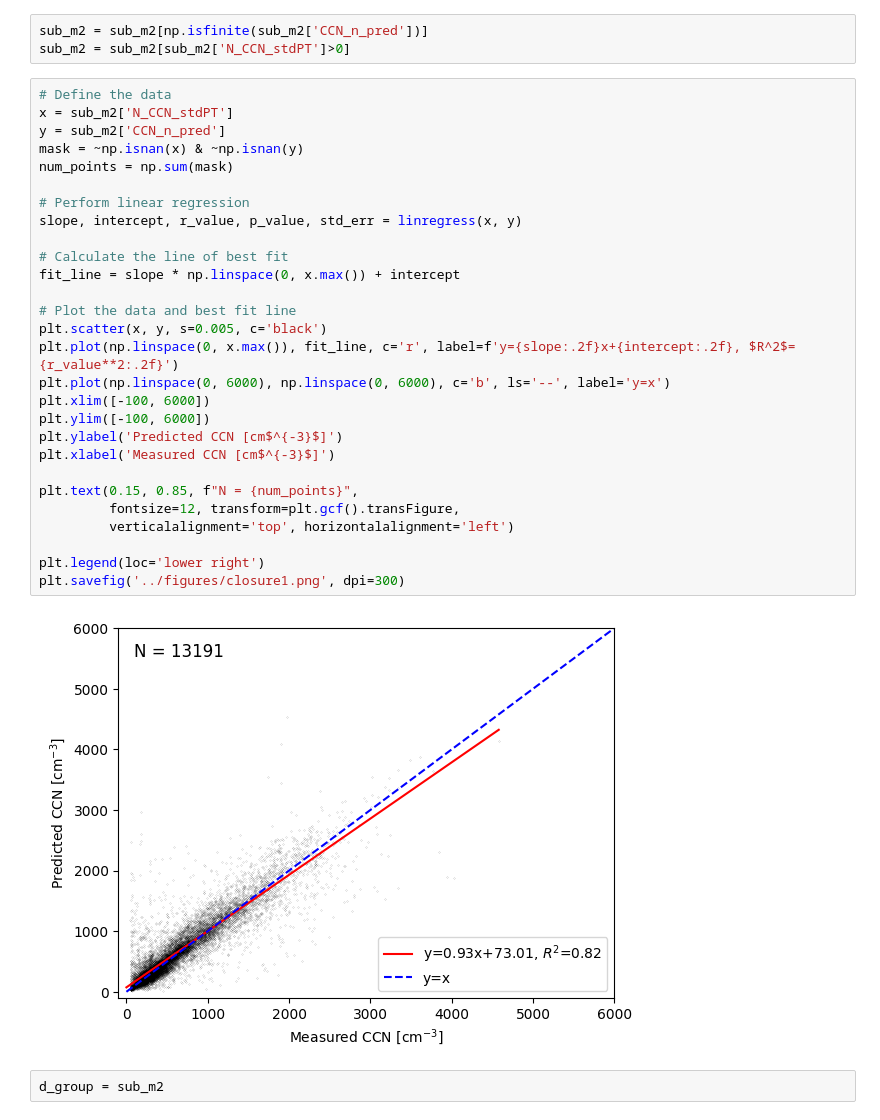
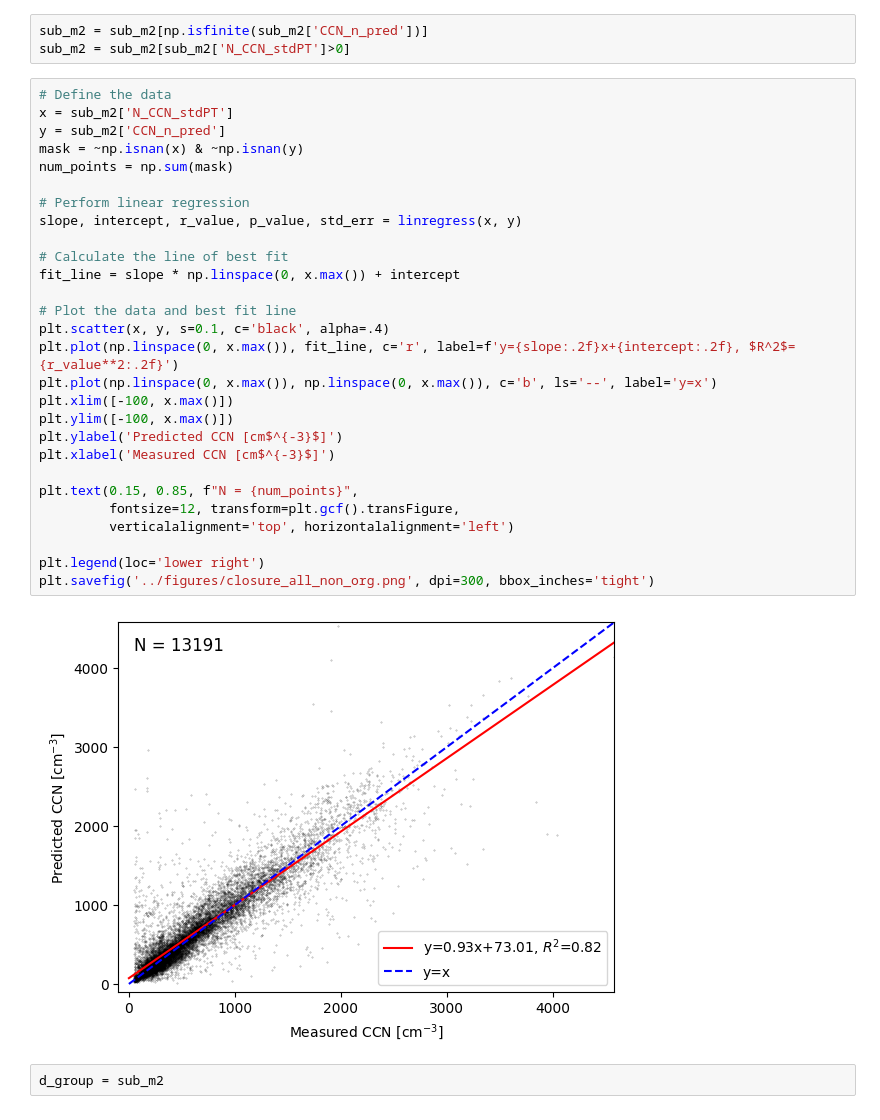
Before and after one commit to csoloff/ACTIVATE_CCN_closure, a Jupyter notebook: scripts/03_closure_calc_E3SM_non_org.ipynb, the cells around one changed output. Saved outputs shown, nothing was run; the diff lists cells and outputs as text.

```diff
--- a/scripts/03_closure_calc_E3SM_non_org.ipynb
+++ b/scripts/03_closure_calc_E3SM_non_org.ipynb
@@ -163,33 +163,33 @@ sub_m2 = sub_m2[sub_m2['N_CCN_stdPT']>0]
 # %%
 # Define the data
 x = sub_m2['N_CCN_stdPT']
 y = sub_m2['CCN_n_pred']
 mask = ~np.isnan(x) & ~np.isnan(y)
 num_points = np.sum(mask)
 
 # Perform linear regression
 slope, intercept, r_value, p_value, std_err = linregress(x, y)
 
 # Calculate the line of best fit
 fit_line = slope * np.linspace(0, x.max()) + intercept
 
 # Plot the data and best fit line
-plt.scatter(x, y, s=0.005, c='black')
+plt.scatter(x, y, s=0.1, c='black', alpha=.4)
 plt.plot(np.linspace(0, x.max()), fit_line, c='r', label=f'y={slope:.2f}x+{intercept:.2f}, $R^2$={r_value**2:.2f}')
-plt.plot(np.linspace(0, 6000), np.linspace(0, 6000), c='b', ls='--', label='y=x')
-plt.xlim([-100, 6000])
-plt.ylim([-100, 6000])
+plt.plot(np.linspace(0, x.max()), np.linspace(0, x.max()), c='b', ls='--', label='y=x')
+plt.xlim([-100, x.max()])
+plt.ylim([-100, x.max()])
 plt.ylabel('Predicted CCN [cm$^{-3}$]')
 plt.xlabel('Measured CCN [cm$^{-3}$]')
 
 plt.text(0.15, 0.85, f"N = {num_points}",
          fontsize=12, transform=plt.gcf().transFigure,
          verticalalignment='top', horizontalalignment='left')
 
 plt.legend(loc='lower right')
-plt.savefig('../figures/closure1.png', dpi=300)
+plt.savefig('../figures/closure_all_non_org.png', dpi=300, bbox_inches='tight')
 # %% [output]
-[figure, old version]
+[figure, new version]
 # %%
 d_group = sub_m2
 # %%
```
Also changed, not shown: 3 other files.
